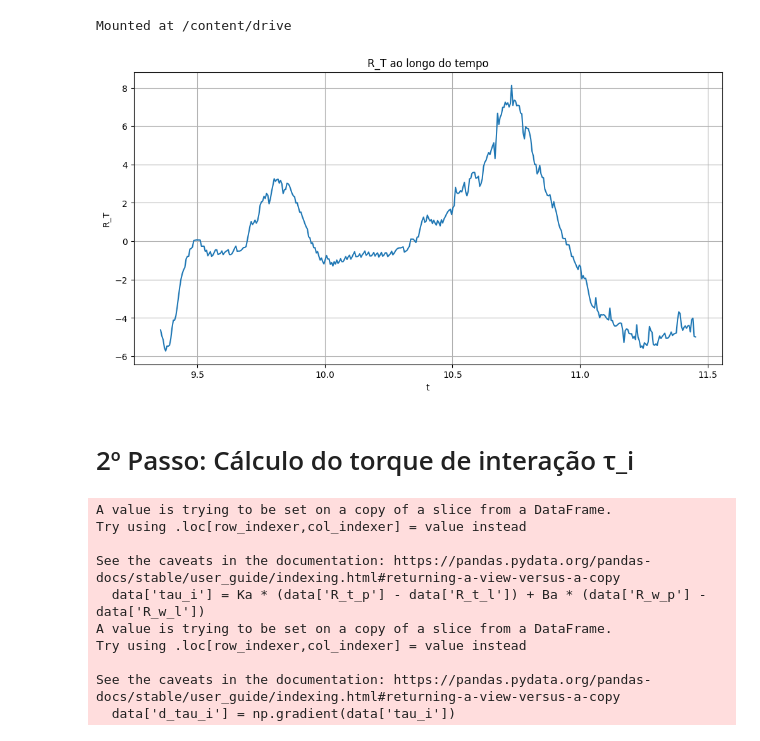
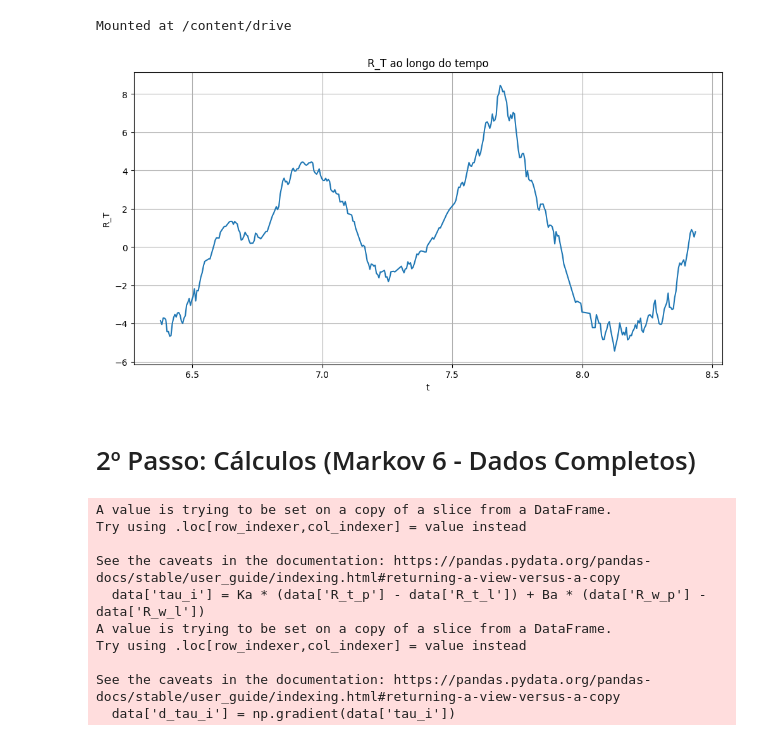
Before and after one commit to EricRibeiroAlves/Interacao-Humano-Robo, a Jupyter notebook: Codigo/[AP_T]_Eric_Modelo_CNN_GRU.ipynb, the cells around one changed output. Drawn from its saved outputs; the diff is of its cells as text; code cells hidden in the pictures.

Commit message:
Markov 6

```diff
--- a/Codigo/[AP_T]_Eric_Modelo_CNN_GRU.ipynb
+++ b/Codigo/[AP_T]_Eric_Modelo_CNN_GRU.ipynb
@@ -46,12 +46,12 @@ from tensorflow.keras.losses import Huber
 from sklearn.metrics import r2_score, mean_absolute_error, mean_squared_error
 # %%
 drive.mount('/content/drive')
-t1_markov = "drive/MyDrive/Markov/last_data_MarkovMao 1.dat"
+t6_markov = "drive/MyDrive/Markov/T6/last_data_MarkovMao 1.dat"
 head_markov = ['dt', 't', 'R_d_T', 'R_T', 'R_Fx', 'R_w_l',
                'R_t_l', 'R_w_p', 'R_t_p','R_i_T_e', 'R_u',
                'R_T_d', 'R_t_m', 'R_d_w_l', 'phase',
                'L_t_m','L_t_l', 'L_u', 'L_T_r', 'L_T_d']
 pd.set_option('display.float_format', lambda x: '%.10f' % x)
-markov_t1 = pd.read_table(t1_markov, header=None, names=head_markov, index_col=False)
+markov_t6 = pd.read_table(t6_markov, header=None, names=head_markov, index_col=False)
 # %% [output]
 Mounted at /content/drive
@@ -60,14 +58,18 @@ data = markov_t1.iloc[1870:11760]
+# %%
+data = markov_t6.iloc[1275:]
+# Remover linhas onde R_w_l é zero
+data = data.loc[data['R_w_l'] != 0]
 # %%
 # Gráfico de linha para uma coluna
 plt.figure(figsize=(12, 6))
 plt.grid(True)
-plt.plot(data['t'].iloc[:420], data['R_T'].iloc[:420])
+plt.plot(data['t'].iloc[:350], data['R_T'].iloc[:350])
 plt.title('R_T ao longo do tempo')
 plt.xlabel('t')
 plt.ylabel('R_T')
 plt.show()
 # %% [output]
-[figure, old version]
+[figure, new version]
-# %% [markdown]
-# 2º Passo: Cálculo do torque de interação τ_i
+# %% [markdown]
+# 2º Passo: Cálculos (Markov 6 - Dados Completos)
 # %%
```
Also changed, not shown: parts of 10 cells of this notebook.
